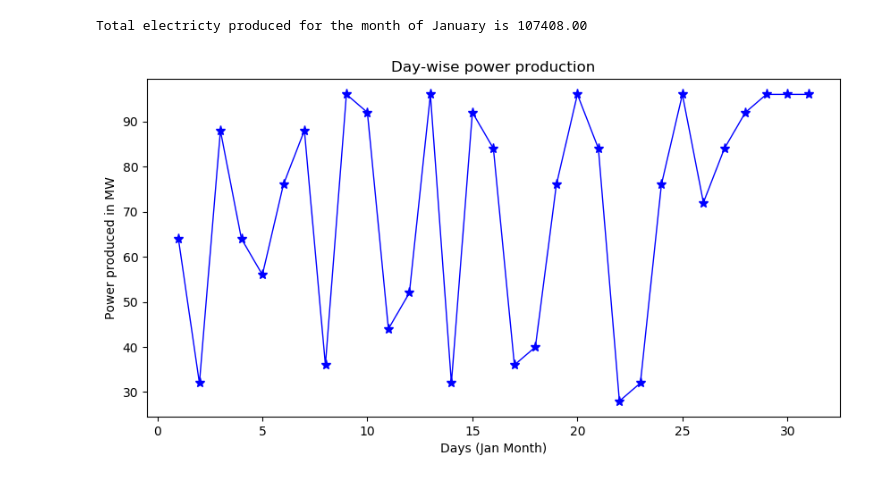
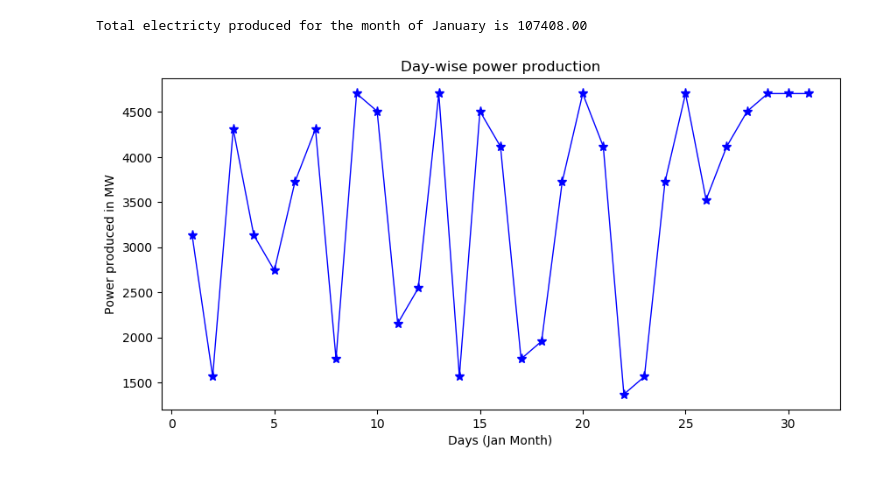
Before and after one commit to shishir-github/MMA2021, a Jupyter notebook: 860_A1_Q1.ipynb, the cells around one changed output. Drawn from its saved outputs; the diff is of its cells as text; code cells hidden in the pictures.

```diff
--- a/860_A1_Q1.ipynb
+++ b/860_A1_Q1.ipynb
@@ -58,17 +58,17 @@ Total electricty produced for the month of January is 107408.00
 # %%
 ## e. Visuaisation to show power produced per day at farm
 ## Group by the days of month and sum up the powers and save in new variable
-power_perday = weather_data.groupby('Day')['Power(watts)'].sum()
+power_perday = 49*(weather_data.groupby('Day')['Power(watts)'].sum())
 ## For the simplicity of graph convert the power units to Mega watts
 MWPower_perday = (power_perday/1e6).to_frame()
 MWPower_perday
 ## Create Line graph to show the day-wise production of power
 mp.figure(figsize=(10,5), dpi=100)
 mp.title('Day-wise power production')
 mp.xlabel('Days (Jan Month)')
 mp.ylabel('Power produced in MW')
 #mp.plot(MWPower_perday['Day'],MWPower_perday['Power(watts)'] , 'r*-', label='wow' , ms='10', lw='1', )
 mp.plot(MWPower_perday, 'b*-', ms='8', lw='1')
 mp.show()
 # %% [output]
-[figure, old version]
+[figure, new version]
```
